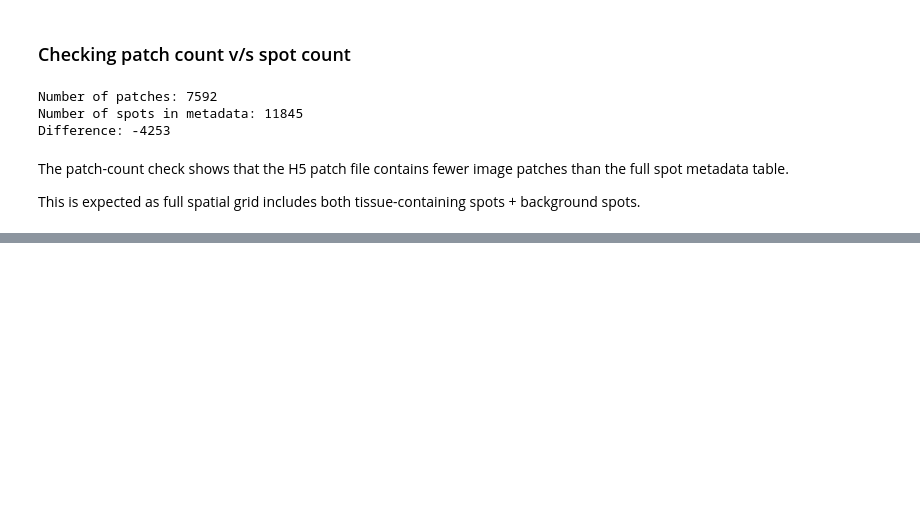
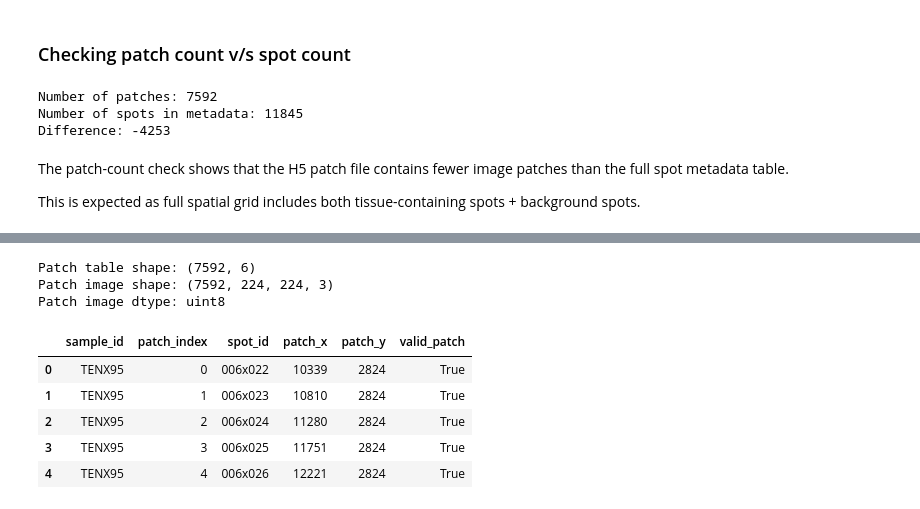
Before and after one commit to HareenM/HistoGeneAlign-Multiscale-H-E-Spatial-Transcriptomics-Contrastive-Learning, a Jupyter notebook: notebooks/03_patch_extraction.ipynb, the cells around one changed output, grey strips where cells are left out. Saved outputs shown, nothing was run; the diff lists cells and outputs as text; code cells hidden in the pictures; blank space fills up the shorter version.

```diff
--- a/notebooks/03_patch_extraction.ipynb
+++ b/notebooks/03_patch_extraction.ipynb
@@ -252,0 +310,41 @@ This is expected as full spatial grid includes both tissue-containing spots + ba
+# %%
+# ------------------------------------------------------------
+# Loading patch metadata from TENX95.h5
+# ------------------------------------------------------------
+
+H5_BARCODE_KEY = "barcode"
+H5_COORD_KEY = "coords"
+H5_IMAGE_KEY = "img"
+
+with h5py.File(PATCH_H5_PATH, "r") as f:
+    barcodes_raw = f[H5_BARCODE_KEY][:]
+    coords = np.asarray(f[H5_COORD_KEY][:])
+    image_shape = f[H5_IMAGE_KEY].shape
+    image_dtype = f[H5_IMAGE_KEY].dtype
+
+patch_spot_ids = np.array([clean_spot_id(x) for x in barcodes_raw], dtype=str)
+
+patch_table = pd.DataFrame({
+    "sample_id": SAMPLE_ID,
+    "patch_index": np.arange(len(patch_spot_ids)),
+    "spot_id": patch_spot_ids,
+    "patch_x": coords[:, 0],
+    "patch_y": coords[:, 1],
+    "valid_patch": True,
+})
+
+print("Patch table shape:", patch_table.shape)
+print("Patch image shape:", image_shape)
+print("Patch image dtype:", image_dtype)
+
+display(patch_table.head())
+# %% [output]
+Patch table shape: (7592, 6)
+Patch image shape: (7592, 224, 224, 3)
+Patch image dtype: uint8
+|  | sample_id | patch_index | spot_id | patch_x | patch_y | valid_patch |
+| 0 | TENX95 | 0 | 006x022 | 10339 | 2824 | True |
+| 1 | TENX95 | 1 | 006x023 | 10810 | 2824 | True |
+| 2 | TENX95 | 2 | 006x024 | 11280 | 2824 | True |
+| 3 | TENX95 | 3 | 006x025 | 11751 | 2824 | True |
+| 4 | TENX95 | 4 | 006x026 | 12221 | 2824 | True |
```
Also changed, not shown: parts of 11 cells of this notebook, 27 other files.
